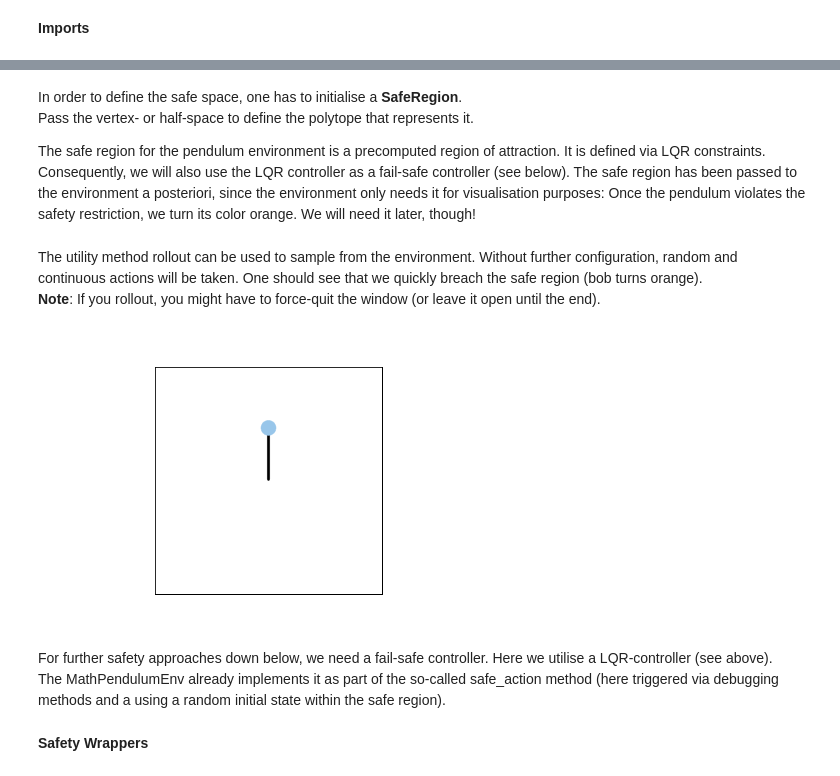
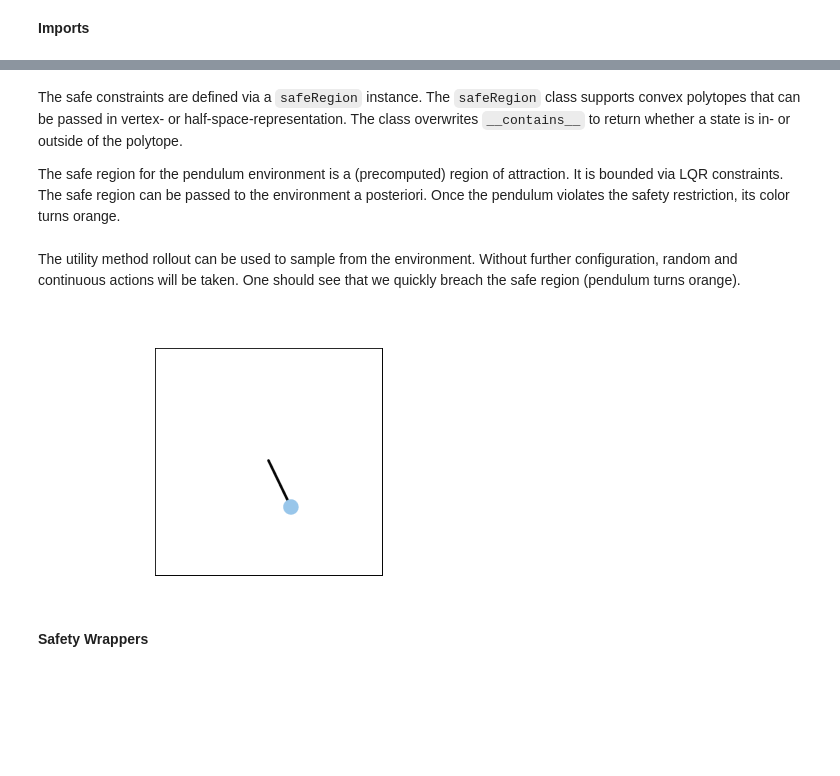
Before and after one commit to MarlonMueller/stable-baselines3-contrib, a Jupyter notebook: notebook.ipynb, the cells around one changed output, grey strips where cells are left out. Saved outputs shown, nothing was run; the diff lists cells and outputs as text; code cells hidden in the pictures; blank space fills up the shorter version.

```diff
--- a/notebook.ipynb
+++ b/notebook.ipynb
@@ -32,42 +28,39 @@ register(
     entry_point='sb3_contrib.common.envs.pendulum.math_pendulum_env:MathPendulumEnv'
 )
 # %% [markdown]
-In order to define the safe space, one has to initialise a **SafeRegion**.<br>Pass the vertex- or half-space to define the polytope that represents it.
+The safe constraints are defined via a ``safeRegion`` instance. The ``safeRegion`` class supports convex polytopes that can be passed in vertex- or half-space-representation. The class overwrites ``__contains__`` to return whether a state is in- or outside of the polytope.
 
-The safe region for the pendulum environment is a precomputed region of attraction. It is defined via LQR constraints. Consequently, we will also use the LQR controller as a fail-safe controller (see below). The safe region has been passed to the environment a posteriori, since the environment only needs it for visualisation purposes: Once the pendulum violates the safety restriction, we turn its color orange. We will need it later, though!
+The safe region for the pendulum environment is a (precomputed) region of attraction. It is bounded via LQR constraints. The safe region can be passed to the environment a posteriori. Once the pendulum violates the safety restriction, its color turns orange.
 # %%
-from sb3_contrib.common.safety.safe_region import SafeRegion
-# Precomputed safe region
+from pendulum_roa import PendulumRegionOfAttraction #Subclass of safeRegion
+
 theta_roa = 3.092505268377452
 vertices = np.array([
-    [-theta_roa, 12.762720155208534],  # LeftUp
-    [theta_roa, -5.890486225480862],  # RightUp
-    [theta_roa, -12.762720155208534],  # RightLow
-    [-theta_roa, 5.890486225480862]  # LeftLow
+    [-theta_roa, 12.762720155208534],
+    [theta_roa, -5.890486225480862],
+    [theta_roa, -12.762720155208534],
+    [-theta_roa, 5.890486225480862]
 ])
+
 # Pass as vertex or half-space representation.
-safe_region = SafeRegion(vertices=vertices)
+safe_region = PendulumRegionOfAttraction(vertices=vertices)
 # %% [markdown]
-The utility method rollout can be used to sample from the environment. Without further configuration, random and continuous actions will be taken. One should see that we quickly breach the safe region (bob turns orange).<br> **Note**: If you rollout, you might have to force-quit the window (or leave it open until the end).
+The utility method rollout can be used to sample from the environment. Without further configuration, random and continuous actions will be taken. One should see that we quickly breach the safe region (pendulum turns orange).
+# %%
+# Initialise environment
+env = gym.make('MathPendulum-v0', init="random", safe_region=safe_region)
+# Wrap with Monitor (suppress warnings)
+env = Monitor(env)
+# Wrap with DummyVecEnv
+env = DummyVecEnv([lambda: env])
 # %%
-# Initialise environment
-env = gym.make('MathPendulum-v0')
-# Wrap with Monitor (suppresses warnings)
-env = Monitor(env)
-# Wrap with DummyVecEnv
-env = DummyVecEnv([lambda: env])
+#rollout(env, render=True, rgb_array=False, sleep=.05)
 
-# Rollout
-#rollout(env, render=True, rgb_array=False, sleep=.1)
-
-# Rollout and save as gif
-#frames = rollout(env, render=True, rgb_array=True, sleep=0)
-#anim = animate(frames, dpi=75)
-#anim.save('gifs/sample_cont.gif', writer='imagemagick', fps=30)
+# imagemagick required
+frames = rollout(env, render=True, rgb_array=True, sleep=0)
+anim = animate(frames, dpi=75)
+anim.save('gifs/env.gif', writer='imagemagick', fps=20)
+with open('gifs/env.gif','rb') as f:
+    display(Image(data=f.read(), format='png'))
+# %% [output]
+[figure, added]
-# %%
-with open('gifs/sample_cont.gif','rb') as f:
-    display(Image(data=f.read(), format='png'))
-# %% [output]
-[figure, removed]
-# %% [markdown]
-For further safety approaches down below, we need a fail-safe controller. Here we utilise a LQR-controller (see above).<br> The MathPendulumEnv already implements it as part of the so-called safe_action method (here triggered via debugging methods and a using a random initial state within the safe region).
```
Also changed, not shown: parts of 29 cells of this notebook, 5 other files.
